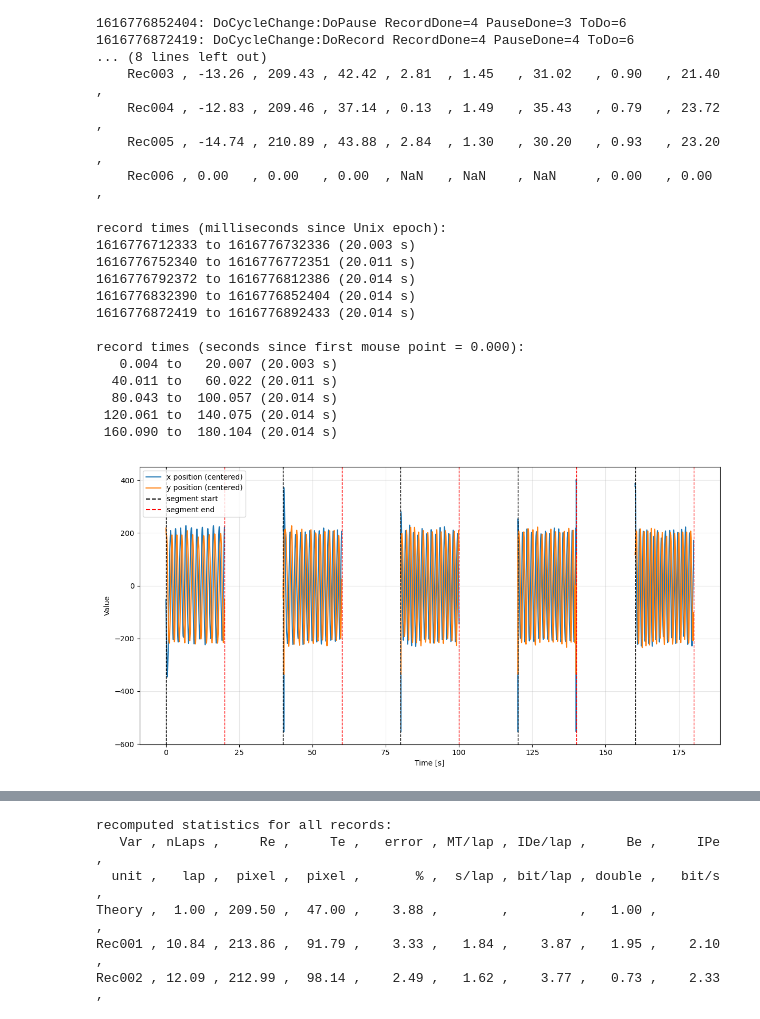
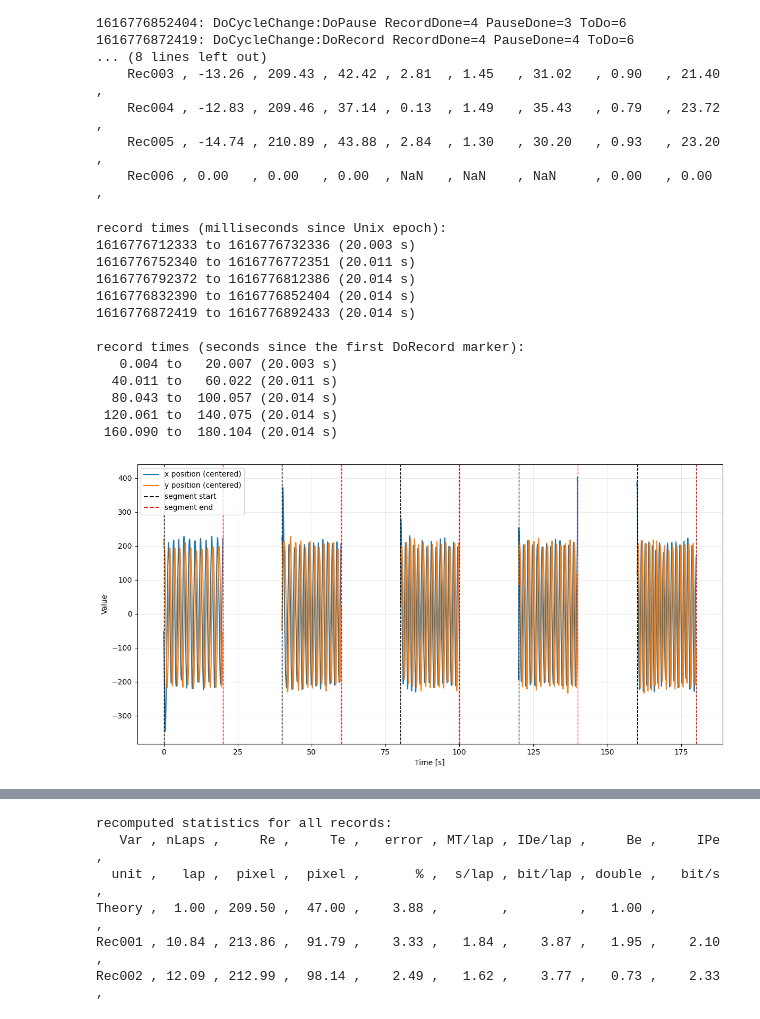
Before and after one commit to AlexisLag-student/IEAP-CircularTask, a Jupyter notebook: CircularTask.ipynb, the cells around one changed output, grey strips where cells are left out. Drawn from its saved outputs; the diff is of its cells as text; code cells hidden in the pictures.

Commit message:
update CircularTask.ipynb (with Antoine)
Ploted the segments with the new technique

```diff
--- a/CircularTask.ipynb
+++ b/CircularTask.ipynb
@@ -164,16 +164,14 @@ Markers in 'data/001MoDe_R1.marker.csv':
     Rec005 , -14.74 , 210.89 , 43.88 , 2.84  , 1.30   , 30.20   , 0.93   , 23.20 ,
     Rec006 , 0.00   , 0.00   , 0.00  , NaN   , NaN    , NaN     , 0.00   , 0.00  ,
 # %%
-# Fichiers
 data_file = "./data/001MoDe_R1.csv"
 marker_file = "./data/001MoDe_R1.marker.csv"
 
-# --- 1) Récupérer le premier timestamp valide du fichier data ---
 first_data_ts = None
 with open(data_file, "r") as f:
     lines = f.readlines()
 
-for line in lines[1:]:  # ignorer header
+for line in lines[1:]:
     line = line.strip()
     if not line:
         continue
@@ -181,15 +179,14 @@ for line in lines[1:]:  # ignorer header
     if len(parts) < 1:
         continue
     try:
-        first_data_ts = int(parts[0])  # colonne 0 = timestamp
+        first_data_ts = int(parts[0])
         break
     except:
         continue
 
 if first_data_ts is None:
-    raise ValueError("Aucun timestamp valide trouvé dans le fichier data.")
+    raise ValueError("NO timestamp")
 
-# --- 2) Lecture des segments à partir du fichier marker ---
 def load_segments_from_marker(marker_file):
     segments = []
     start_ts = None
@@ -203,7 +200,7 @@ def load_segments_from_marker(marker_file):
         if len(parts) < 3:
             continue
         try:
-            ts = int(parts[1])  # timestamp en ms
+            ts = int(parts[1])
         except:
             continue
         event = parts[2]
@@ -216,12 +213,11 @@ def load_segments_from_marker(marker_file):
 
 segments = load_segments_from_marker(marker_file)
 
-# --- 3) Affichage des segments ---
 print("record times (milliseconds since Unix epoch):")
 for s, e in segments:
     print(f"{s} to {e} ({(e-s)/1000:.3f} s)")
 
-print("\nrecord times (seconds since first mouse point = 0.000):")
+print("\nrecord times (seconds since the first DoRecord marker):")
 for s, e in segments:
     rel_start = (s - first_data_ts) / 1000.0
     rel_end   = (e - first_data_ts) / 1000.0
@@ -235,7 +231,7 @@ record times (milliseconds since Unix epoch):
 1616776832390 to 1616776852404 (20.014 s)
 1616776872419 to 1616776892433 (20.014 s)
 
-record times (seconds since first mouse point = 0.000):
+record times (seconds since the first DoRecord marker):
    0.004 to   20.007 (20.003 s)
   40.011 to   60.022 (20.011 s)
   80.043 to  100.057 (20.014 s)
@@ -248,7 +244,6 @@ import matplotlib.pyplot as plt
 data_file = "./data/001MoDe_R1.csv"
 marker_file = "./data/001MoDe_R1.marker.csv"
 
-# --- Lecture des valeurs mouseX, mouseY, mouseInTarget (ignore la colonne timestamp) ---
 mouseX_list = []
 mouseY_list = []
 mouseInTarget_list = []
@@ -259,8 +254,10 @@ with open(data_file, 'r') as f:
         line = lines[i].strip()
         if not line:
             continue
+        if line == "0,0,0,0":
+            continue
         parts = line.split(',')
-        if len(parts) >= 4:  # colonne timestamp + mouseX + mouseY + mouseInTarget
+        if len(parts) >= 4:
             try:
                 mx = float(parts[1])
                 my = float(parts[2])
@@ -271,17 +268,16 @@ with open(data_file, 'r') as f:
             except:
                 continue
 
+
 mouseX = np.array(mouseX_list)
 mouseY = np.array(mouseY_list)
 mouseInTarget = np.array(mouseInTarget_list)
 
-# --- Centrage des positions si besoin ---
 CENTER_X = np.mean(mouseX)
 CENTER_Y = np.mean(mouseY)
 mouseX_centered = mouseX - CENTER_X
 mouseY_centered = mouseY - CENTER_Y
 
-# --- Lecture des segments et timestamps depuis le marker ---
 def load_segments_from_marker(file_marker):
     segments = []
     with open(file_marker, 'r', encoding='utf-8') as f:
@@ -303,45 +299,59 @@ def load_segments_from_marker(file_marker):
     return segments
 
 segments = load_segments_from_marker(marker_file)
+first_ts = segments[0]['start_ts']
+N_total = len(mouseX)
+N_segments = len(segments)
+pts_per_segment = N_total // N_segments
 
-# --- Tracé en utilisant les timestamps du marker ---
+segments_table = []
+
+for i, seg in enumerate(segments):
+    start_idx = i * pts_per_segment
+    end_idx = start_idx + pts_per_segment
+
+    segment_dict = {
+        "start_ts": seg['start_ts'],
+        "end_ts": seg['end_ts'],
+        "x_data": mouseX_centered[start_idx:end_idx],
+        "y_data": mouseY_centered[start_idx:end_idx],
+        "mouseInTarget": mouseInTarget[start_idx:end_idx],
+        "t_rel": (np.linspace(seg['start_ts'], seg['end_ts'], end_idx - start_idx) - first_ts)/1000.0
+    }
+    segments_table.append(segment_dict)
+
 plt.figure(figsize=(12, 6))
 
 first_ts = segments[0]['start_ts']
 
 for i, seg in enumerate(segments):
-    # Nombre de points pour ce segment
     n_points = len(mouseX) // len(segments)
     start_idx = i * n_points
     end_idx = start_idx + n_points
 
     x_seg = mouseX_centered[start_idx:end_idx]
     y_seg = mouseY_centered[start_idx:end_idx]
 
-    # Temps relatif du segment
     t_rel_global = (np.linspace(seg['start_ts'], seg['end_ts'], len(x_seg)) - first_ts) / 1000.0
 
-    # Tracé des courbes
     plt.plot(t_rel_global, x_seg, color="tab:blue", linewidth=1.5, label="x position (centered)" if i==0 else "")
     plt.plot(t_rel_global, y_seg, color="tab:orange", linewidth=1.5, label="y position (centered)" if i==0 else "")
 
-    # === Lignes verticales ===
     start_rel = (seg['start_ts'] - first_ts) / 1000.0
     end_rel   = (seg['end_ts']   - first_ts) / 1000.0
 
     plt.axvline(x=start_rel, color="black", linestyle="--", linewidth=1)
     plt.axvline(x=end_rel,   color="red",   linestyle="--", linewidth=1)
 
 
-# === Ajout des lignes fictives pour la légende ===
 plt.plot([], [], color="black", linestyle="--", label="segment start")
 plt.plot([], [], color="red", linestyle="--", label="segment end")
 
 plt.xlabel('Time [s]')
 plt.ylabel('Value')
 plt.legend()
 plt.grid(True, alpha=0.3)
 plt.tight_layout()
 plt.show()
 # %% [output]
-[figure, old version]
+[figure, new version]
```
Also changed, not shown: parts of 3 cells of this notebook.
